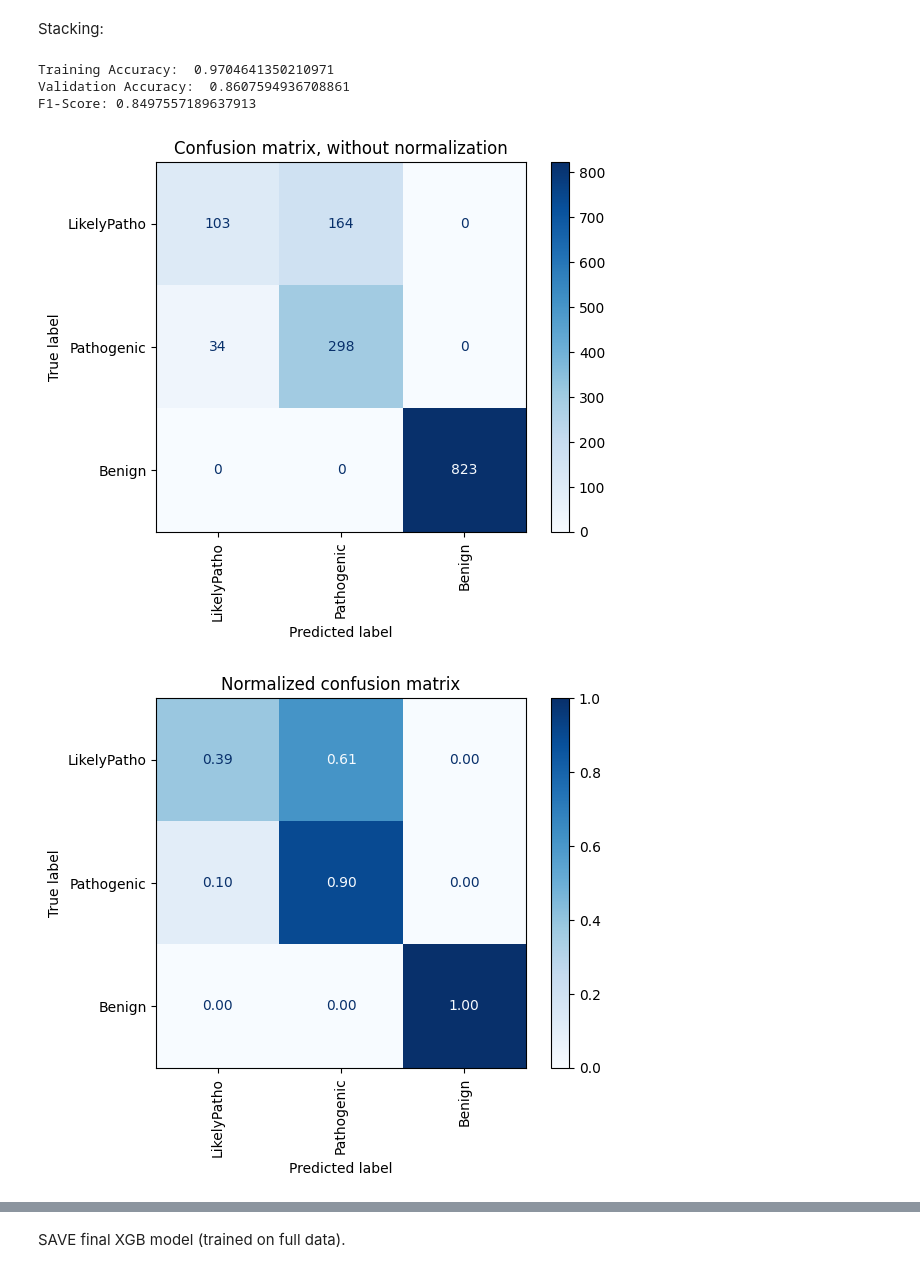
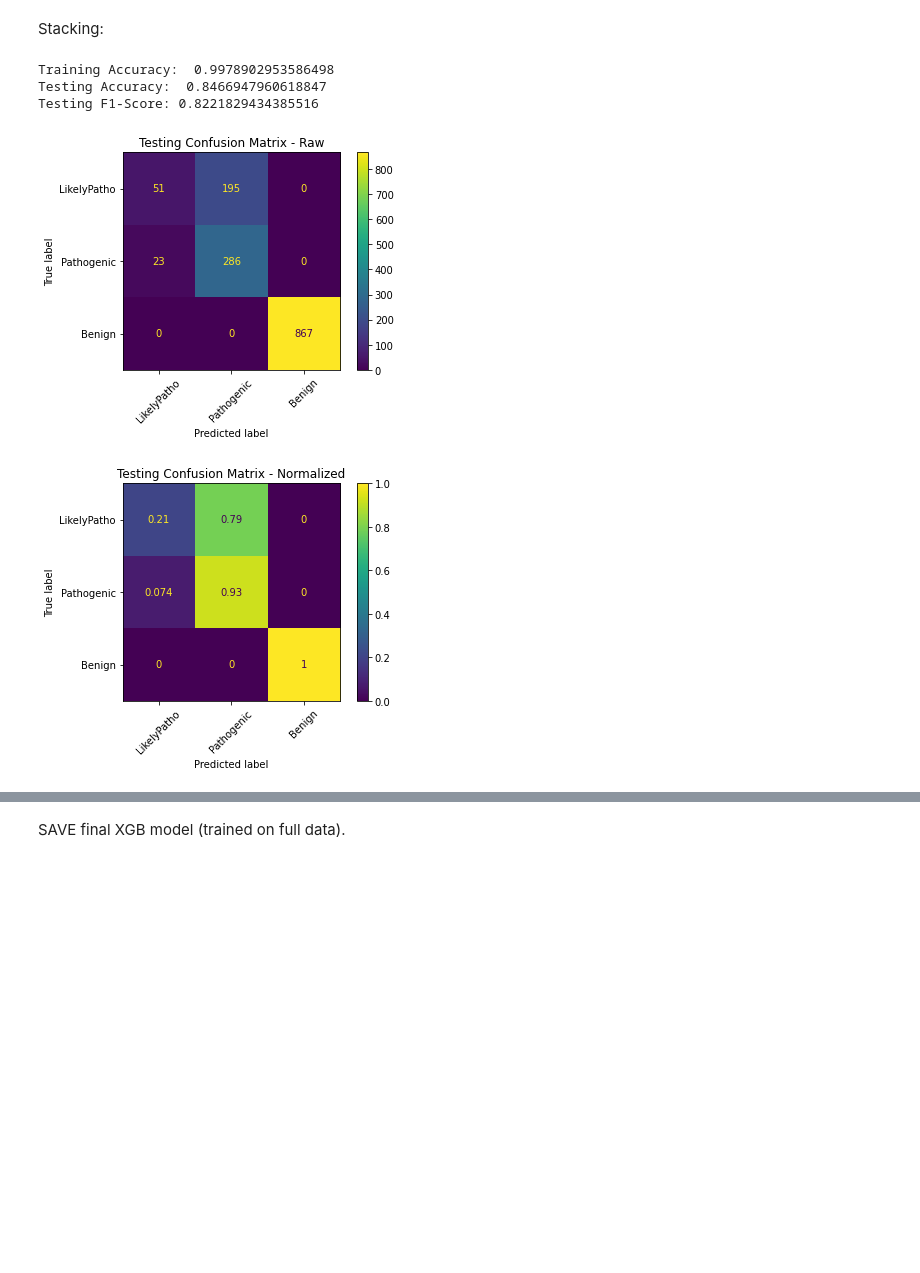
Before and after one commit to abhinavjainn/genomics-lof-classifier-public, a Jupyter notebook: model-training-testing-evaluation/lof_classifier_training_testing_evaluation_Original_Data.ipynb, the cells around one changed output, grey strips where cells are left out. Saved outputs shown, nothing was run; the diff lists cells and outputs as text; code cells hidden in the pictures; blank space fills up the shorter version.

```diff
--- a/model-training-testing-evaluation/lof_classifier_training_testing_evaluation_Original_Data.ipynb
+++ b/model-training-testing-evaluation/lof_classifier_training_testing_evaluation_Original_Data.ipynb
@@ -422,0 +312,14 @@ weighted avg       0.87      0.87      0.86      1422
+# %%
+model_xgb_tuned = XGBClassifier(
+                    colsample_bytree=best_params['colsample_bytree'],
+                    gamma = best_params['gamma'],
+                    learning_rate = best_params['learning_rate'],
+                    max_depth = best_params['max_depth'],
+                    reg_lambda = best_params['reg_lambda'],
+                    scale_pos_weight = best_params['scale_pos_weight'],
+                    subsample = best_params['subsample'],
+                    n_jobs = -1
+                    )
+acc, f1 = train_test_result(model_xgb_tuned, True, X_train, X_val, y_train, y_val, class_names)
+val_acc.append(acc)
+f1_list.append(f1)
@@ -644,6 +521,7 @@ weighted avg       0.86      0.86      0.86       300
 # %% [markdown]
 Ensembles using Voting and Stacking mechanisms.
 # %%
+from sklearn.ensemble import VotingClassifier
 eclf = VotingClassifier(estimators=[#('lr', model_lr),
                                     ('knn', model_knn),
                                     ('svc', model_svm),
@@ -651,3 +529,4 @@ eclf = VotingClassifier(estimators=[#('lr', model_lr),
                                     # ('rfc', model_rfc),
                                     ("xgb",model_xgb_tuned)
                                     ], voting='soft')
+train_test_result(eclf, True, X_train, X_val, y_train, y_val, class_names, test_ret=False)
@@ -654,7 +547,0 @@ eclf = VotingClassifier(estimators=[#('lr', model_lr),
-# %%
-eclf.fit(X_train, y_train)
-y_train_pred = eclf.predict(X_train)
-y_val_pred = eclf.predict(X_val)
-print("Training Accuracy: ", np.mean(y_train_pred==y_train))
-print("Validation Accuracy: ", np.mean(y_val_pred==y_val))
-print("F1-Score:",f1_score(y_val,y_val_pred,average="weighted"))
@@ -679,0 +548,10 @@ weighted avg       0.88      0.86      0.85      1422
+# %%
+from sklearn.ensemble import VotingClassifier
+eclf = VotingClassifier(estimators=[#('lr', model_lr),
+                                    ('knn', model_knn),
+                                    ('svc', model_svm),
+                                    # ('gnb', model_nb),
+                                    # ('rfc', model_rfc),
+                                    ("xgb",model_xgb_tuned)
+                                    ], voting='hard')
+train_test_result(eclf, True, X_train, X_val, y_train, y_val, class_names, test_ret=False)
@@ -680,29 +573,23 @@ weighted avg       0.88      0.86      0.85      1422
 # %% [markdown]
 Stacking:
 # %%
+from sklearn.ensemble import StackingClassifier
 estimators = [
               # ('lr', model_lr),
               # ('knn', model_knn),
               # ('svc', model_svm),
              # ('gnb', model_nb),
-              ('rfc', model_rfc_tuned),
+              ('rfc', model_rfc),
               # ("xgb",model_xgb_tuned)
               ]
 final_estimator = model_xgb_tuned
 model_stack = StackingClassifier(estimators=estimators, final_estimator=final_estimator,n_jobs=-1)
-model_stack.fit(X_train, y_train)
-y_train_pred = model_stack.predict(X_train)
-y_val_pred = model_stack.predict(X_val)
-print("Training Accuracy: ", np.mean(y_train_pred==y_train))
-print("Validation Accuracy: ", np.mean(y_val_pred==y_val))
-print("F1-Score:",f1_score(y_val,y_val_pred,average="weighted"))
-display_confusion_matrix(model_stack,X_val,y_val,class_names)
-print(classification_report(y_val,y_val_pred))
+train_test_result(model_stack, True, X_train, X_val, y_train, y_val, class_names, test_ret=False)
 # %% [output]
-Training Accuracy:  0.9704641350210971
-Validation Accuracy:  0.8607594936708861
-F1-Score: 0.8497557189637913
+Training Accuracy:  0.9978902953586498
+Testing Accuracy:  0.8466947960618847
+Testing F1-Score: 0.8221829434385516
-[figure, old version]
+[figure, new version]
-[figure, old version]
+[figure, new version]
               precision    recall  f1-score   support
 
```
Also changed, not shown: parts of 42 cells of this notebook, 2 other files.
